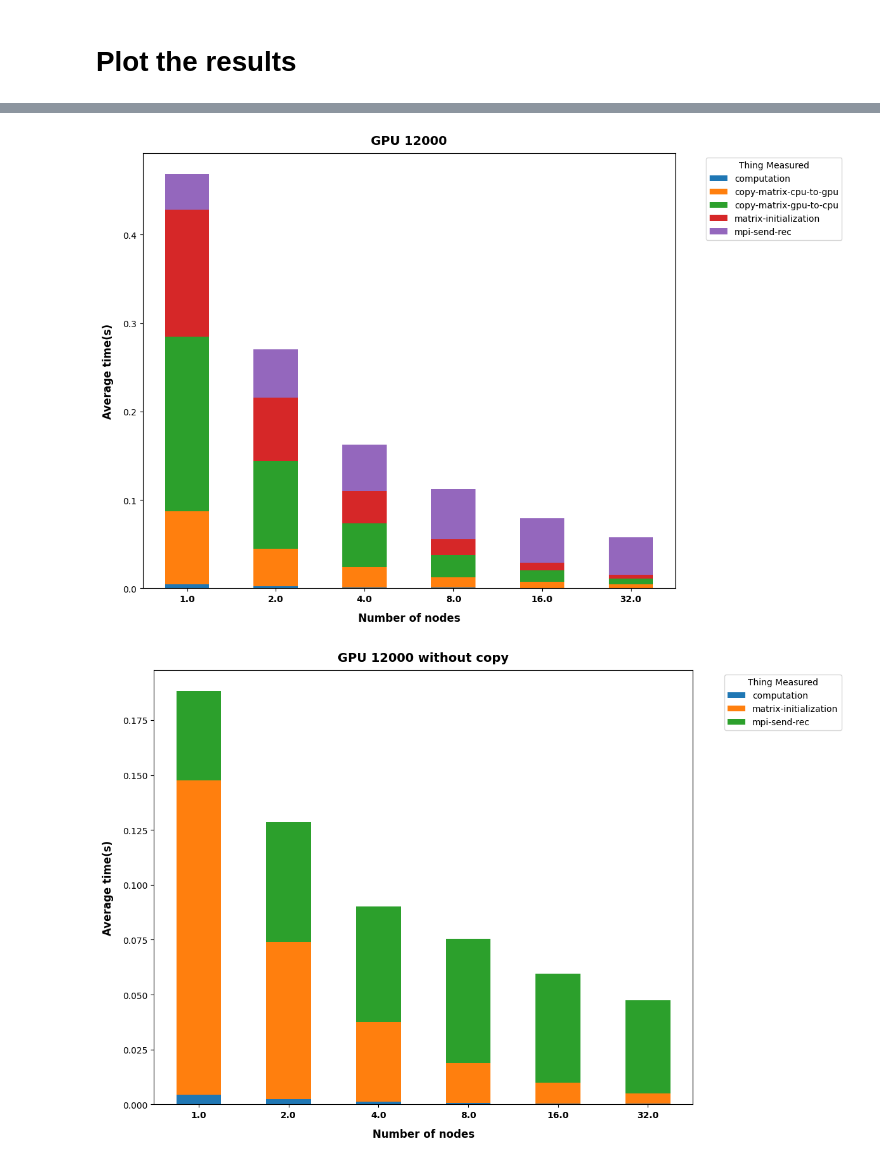
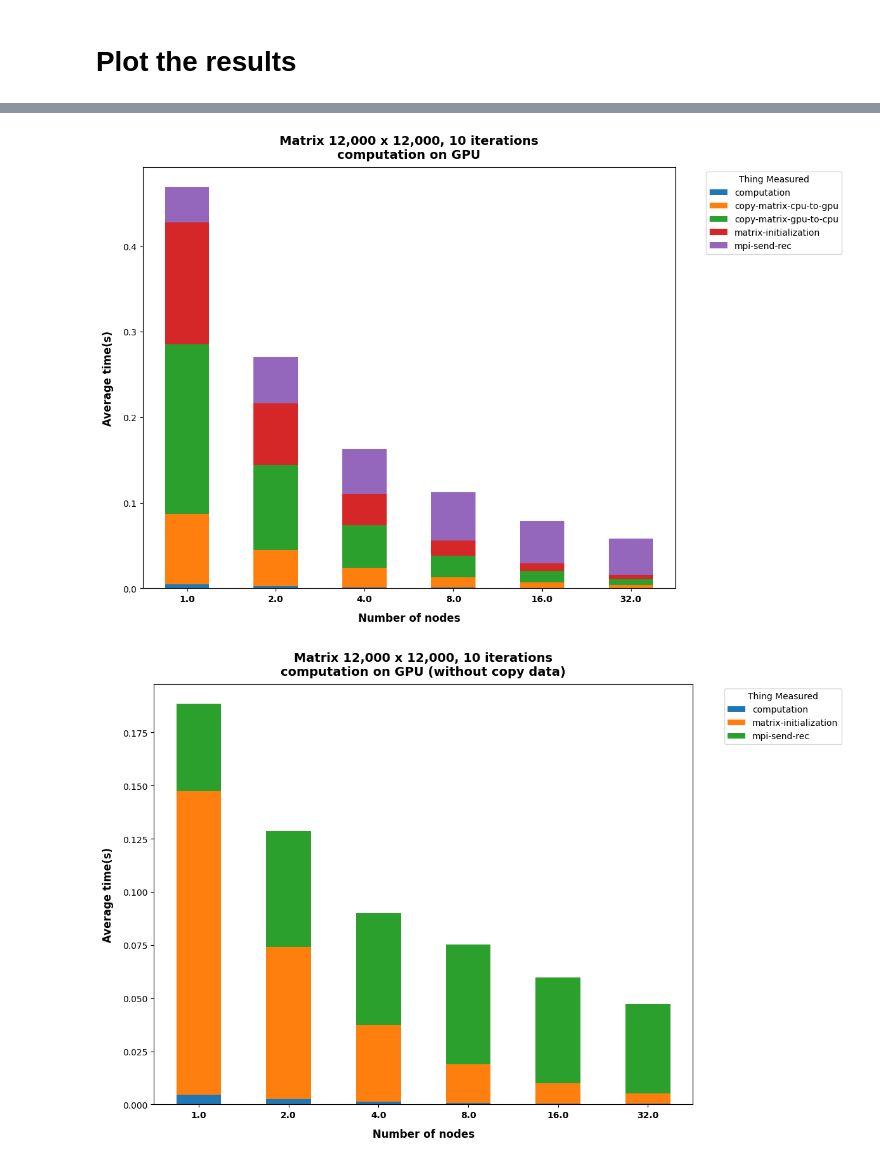
Before and after one commit to IsacPasianotto/Parallel-Programming-HPC, a Jupyter notebook: jacobi/plots/plot-maker.ipynb, the cells around one changed output, grey strips where cells are left out. Saved outputs shown, nothing was run; the diff lists cells and outputs as text; code cells hidden in the pictures.

```diff
--- a/jacobi/plots/plot-maker.ipynb
+++ b/jacobi/plots/plot-maker.ipynb
@@ -145,13 +145,14 @@ plot_single_stack(gpu_1k, 'GPU 1200')
 # %%
-plot_single_stack(gpu_12k, 'GPU 12000')
+# plot_single_stack(gpu_12k, 'GPU 12000')
+plot_single_stack(gpu_12k, 'Matrix 12,000 x 12,000, 10 iterations\ncomputation on GPU')
 # %% [output]
-[figure, old version]
+[figure, new version]
 # %%
 # plot as above, but remove from the dataset the rows of copy data from and to GPU
 gpu_12k_nocopy = gpu_12k
 # drop the rows with copy data
 gpu_12k_nocopy = gpu_12k_nocopy[gpu_12k_nocopy['what'] != 'copy-matrix-cpu-to-gpu']
 gpu_12k_nocopy = gpu_12k_nocopy[gpu_12k_nocopy['what'] != 'copy-matrix-gpu-to-cpu']
-plot_single_stack(gpu_12k_nocopy, 'GPU 12000 without copy')
+plot_single_stack(gpu_12k_nocopy, 'Matrix 12,000 x 12,000, 10 iterations\ncomputation on GPU (without copy data)')
 # %% [output]
-[figure, old version]
+[figure, new version]
```
Also changed, not shown: parts of 8 cells of this notebook, 15 other files.
